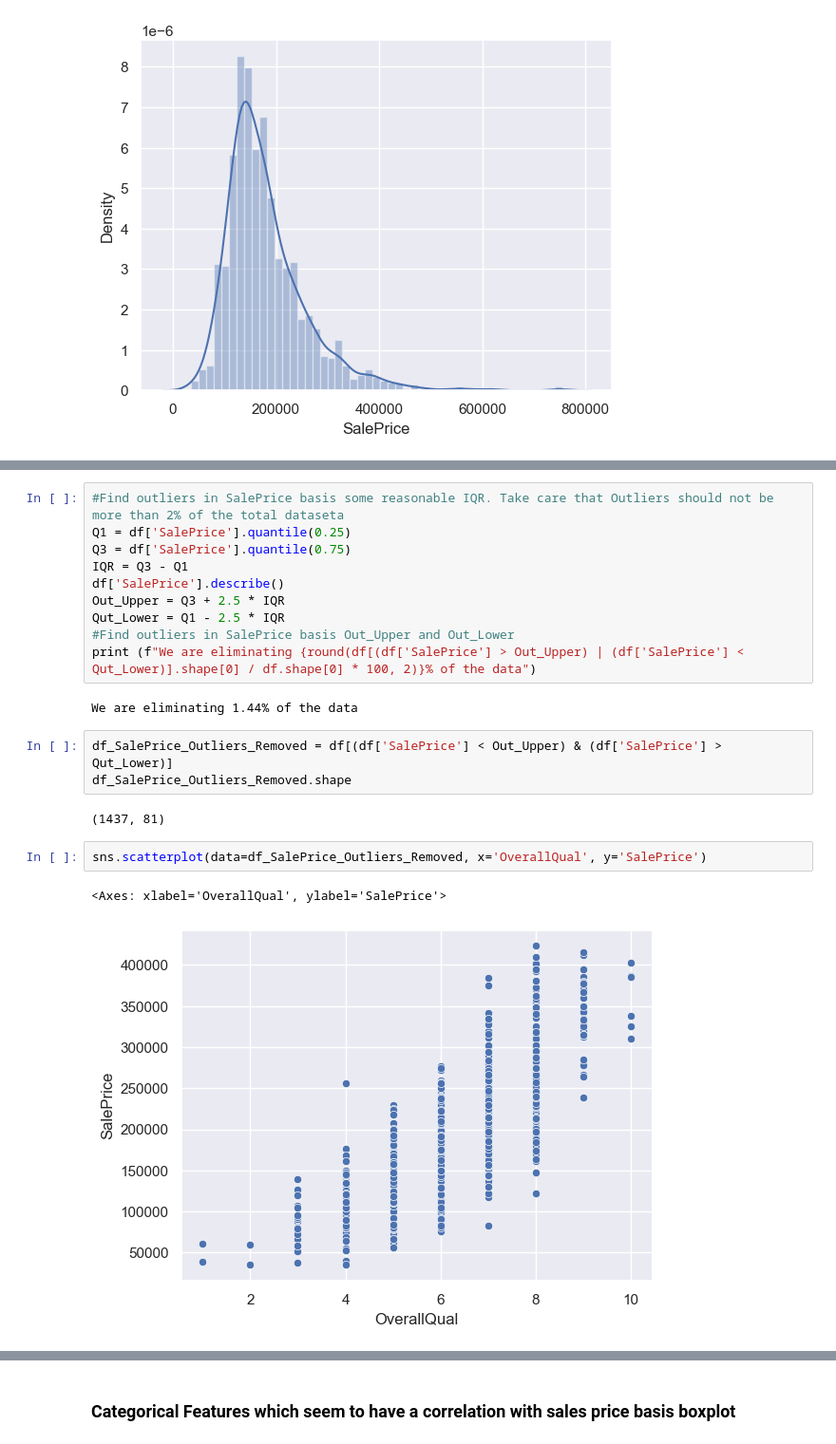
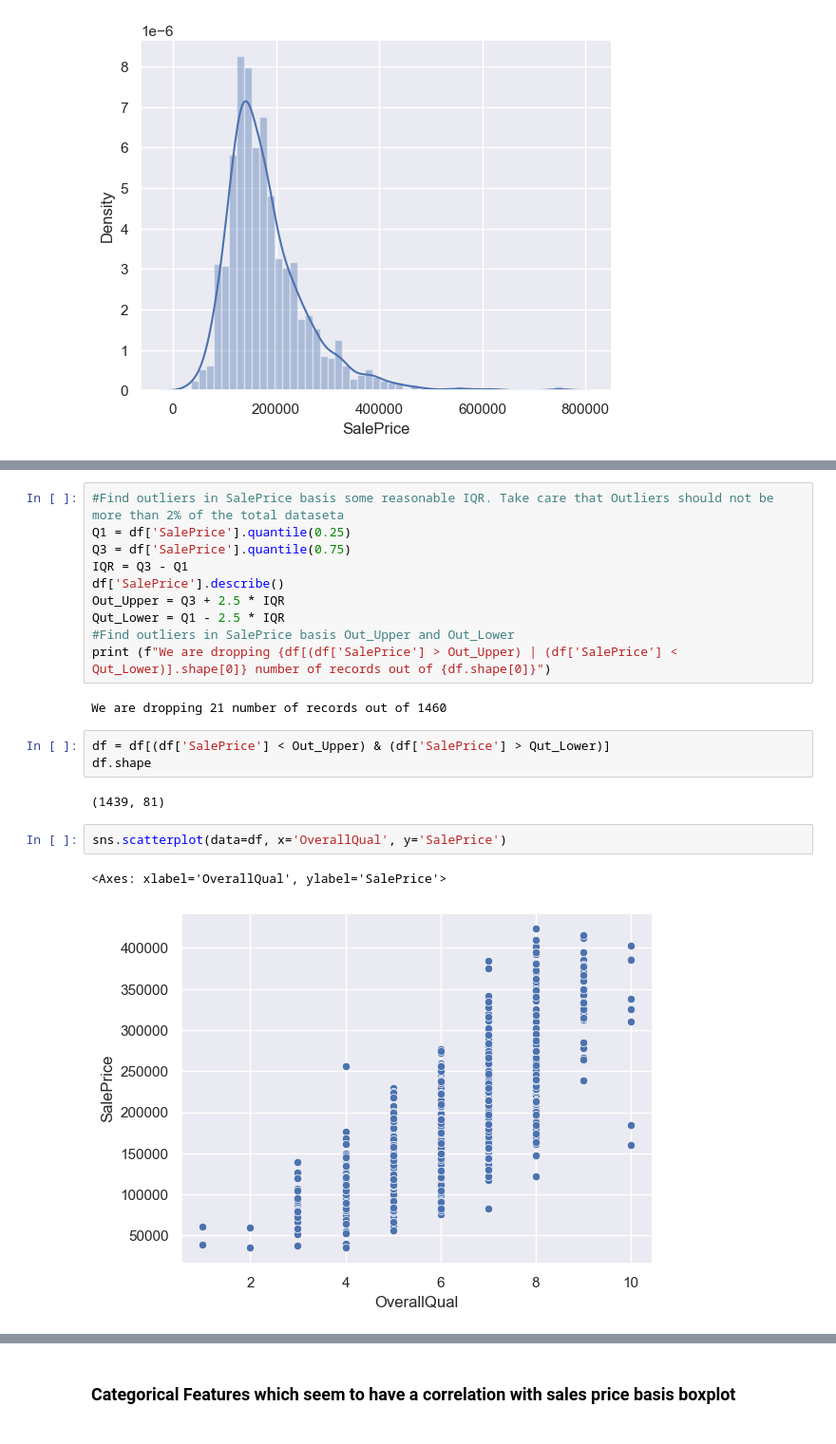
Before and after one commit to adityasngh/Kaggle-House-Prices-Regression, a Jupyter notebook: Kaggle_House_Prices_Regression.ipynb, the cells around one changed output, grey strips where cells are left out. Shown at 95% size. Drawn from its saved outputs; the diff is of its cells as text.

```diff
--- a/Kaggle_House_Prices_Regression.ipynb
+++ b/Kaggle_House_Prices_Regression.ipynb
@@ -116,16 +104,16 @@ df['SalePrice'].describe()
 Out_Upper = Q3 + 2.5 * IQR
 Qut_Lower = Q1 - 2.5 * IQR
 #Find outliers in SalePrice basis Out_Upper and Out_Lower
-print (f"We are eliminating {round(df[(df['SalePrice'] > Out_Upper) | (df['SalePrice'] < Qut_Lower)].shape[0] / df.shape[0] * 100, 2)}% of the data")
+print (f"We are dropping {df[(df['SalePrice'] > Out_Upper) | (df['SalePrice'] < Qut_Lower)].shape[0]} number of records out of {df.shape[0]}")
 # %% [output]
-We are eliminating 1.44% of the data
+We are dropping 21 number of records out of 1460
 # %%
-df_SalePrice_Outliers_Removed = df[(df['SalePrice'] < Out_Upper) & (df['SalePrice'] > Qut_Lower)]
-df_SalePrice_Outliers_Removed.shape
+df = df[(df['SalePrice'] < Out_Upper) & (df['SalePrice'] > Qut_Lower)]
+df.shape
 # %% [output]
-(1437, 81)
+(1439, 81)
 # %%
-sns.scatterplot(data=df_SalePrice_Outliers_Removed, x='OverallQual', y='SalePrice')
+sns.scatterplot(data=df, x='OverallQual', y='SalePrice')
 # %% [output]
 <Axes: xlabel='OverallQual', ylabel='SalePrice'>
-[figure, old version]
+[figure, new version]
```
Also changed, not shown: parts of 12 cells of this notebook.
